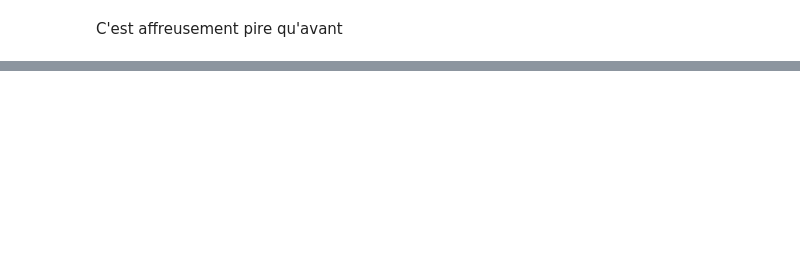
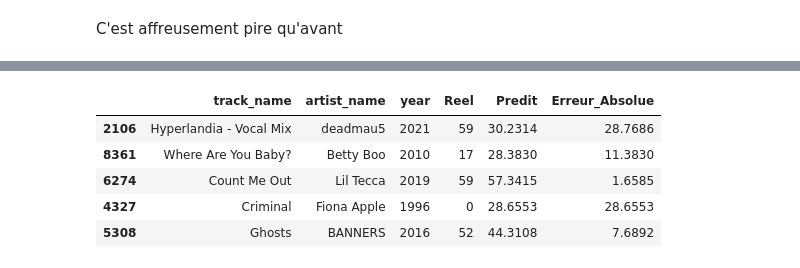
Before and after one commit to MatGrdjn/AARES, a Jupyter notebook: Exercice2.ipynb, the cells around one changed output, grey strips where cells are left out. Cells and saved outputs as stored; diff of their text form; code cells hidden in the pictures; blank space fills up the shorter version.

```diff
--- a/Exercice2.ipynb
+++ b/Exercice2.ipynb
@@ -303,0 +677,5 @@ C'est affreusement pire qu'avant
+# %%
+X_test_up_diversity = test_set_up_diversity.drop(columns=[c for c in to_exclude if c in test_set_up_diversity.columns])
+X_test_up_disversity = X_test_up_diversity.fillna(0)
+
+y_test_up_diversity = test_set_up_diversity["popularity"]
@@ -303,0 +701,28 @@ C'est affreusement pire qu'avant
+# %%
+if SEARCH_BEST_PARAMS:
+    print("Recherche des meilleurs paramètres...")
+    random_search_rf_up_diversity.fit(X_train_scaled_up_diversity, y_train_up_diversity)
+    print(f"\nMeilleurs paramètres trouvés : {random_search_rf_up_diversity.best_params_}")
+    random_forest_up_diversity = random_search_rf_up_diversity.best_estimator_
+else:
+    random_forest_up_diversity = RandomForestRegressor(
+        bootstrap=True,
+        ccp_alpha=0.0,
+        criterion="squared_error",
+        max_depth=40,
+        max_features="sqrt",
+        max_leaf_nodes=None,
+        max_samples=None,
+        min_impurity_decrease=0.0,
+        min_samples_leaf=3,
+        min_samples_split=10,
+        min_weight_fraction_leaf=0.0,
+        monotonic_cst=None,
+        n_estimators=1000,
+        n_jobs=-1,
+        oob_score=False,
+        random_state=17,
+        verbose=0,
+        warm_start=False
+        )
+    random_forest_up_diversity.fit(X_train_scaled_up_diversity, y_train_up_diversity)
@@ -303,0 +942,13 @@ C'est affreusement pire qu'avant
+# %%
+final_results = test_set_up_diversity[["track_name", "artist_name", "year"]].copy()
+final_results["Reel"] = y_test_up_diversity
+final_results["Predit"] = np.round(y_pred_random_forest_up_diversity, 4)
+final_results["Erreur_Absolue"] = np.round(np.abs(final_results["Reel"] - final_results["Predit"]), 4)
+final_results.head()
+# %% [output]
+|  | track_name | artist_name | year | Reel | Predit | Erreur_Absolue |
+| 2106 | Hyperlandia - Vocal Mix | deadmau5 | 2021 | 59 | 30.2314 | 28.7686 |
+| 8361 | Where Are You Baby? | Betty Boo | 2010 | 17 | 28.3830 | 11.3830 |
+| 6274 | Count Me Out | Lil Tecca | 2019 | 59 | 57.3415 | 1.6585 |
+| 4327 | Criminal | Fiona Apple | 1996 | 0 | 28.6553 | 28.6553 |
+| 5308 | Ghosts | BANNERS | 2016 | 52 | 44.3108 | 7.6892 |
```
Also changed, not shown: parts of 99 cells of this notebook, 3 other files.
